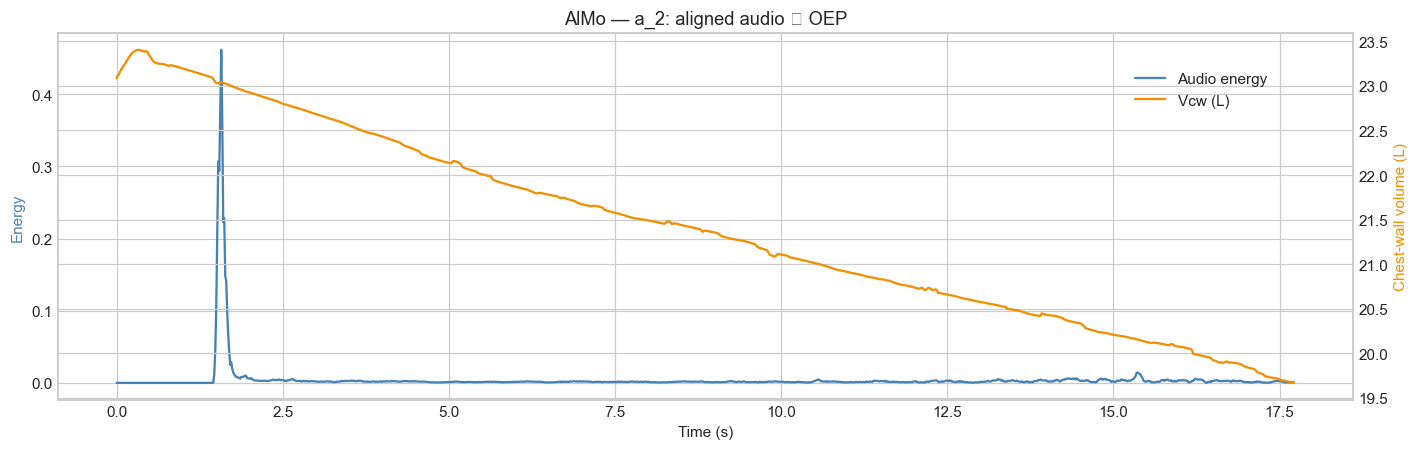
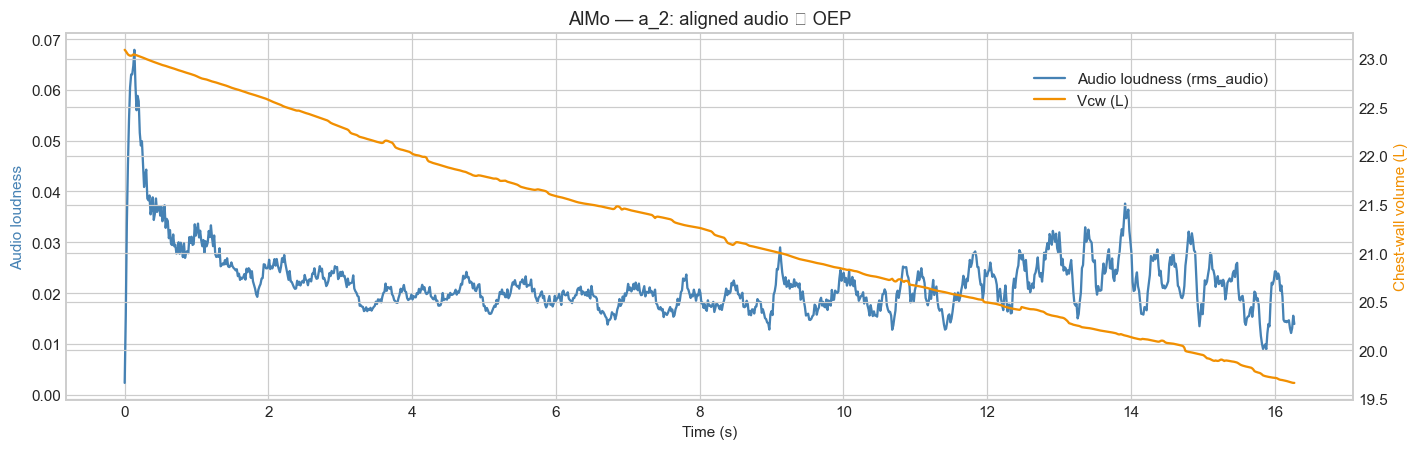
The change to this notebook cell's code, shown as a diff; its figure went from the first image to the second:
--- before
+++ after
@@ -7,6 +7,7 @@
     df, meta = PairedFeatureExtractor.load_hdf5(H5)
     fig, ax1 = plt.subplots(figsize=(13, 4.2))
-    ax1.plot(df['time'], df['energy'], color='steelblue', label='Audio energy')
-    ax1.set_ylabel('Energy', color='steelblue'); ax1.set_xlabel('Time (s)')
+    amp = df['rms_audio'] if 'rms_audio' in df.columns else df['energy']
+    ax1.plot(df['time'], amp, color='steelblue', label='Audio loudness (rms_audio)')
+    ax1.set_ylabel('Audio loudness', color='steelblue'); ax1.set_xlabel('Time (s)')
     ax2 = ax1.twinx(); ax2.plot(df['time'], df['vcw'], color='#F18F01', label='Vcw (L)')
     ax2.set_ylabel('Chest-wall volume (L)', color='#F18F01')

Commit: Add true loudness (rms_audio) + genuine FRC crossing; document every notebook plot